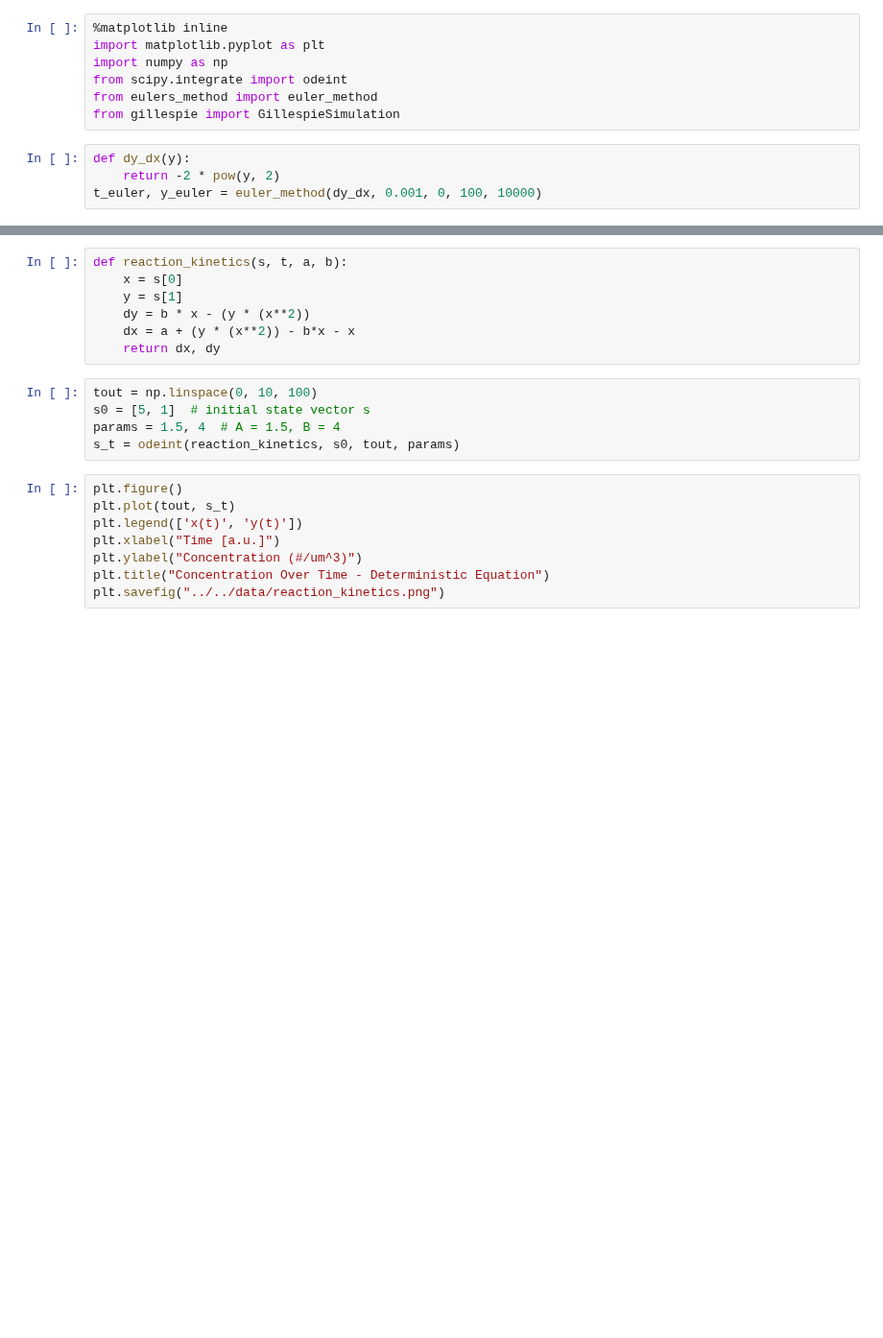
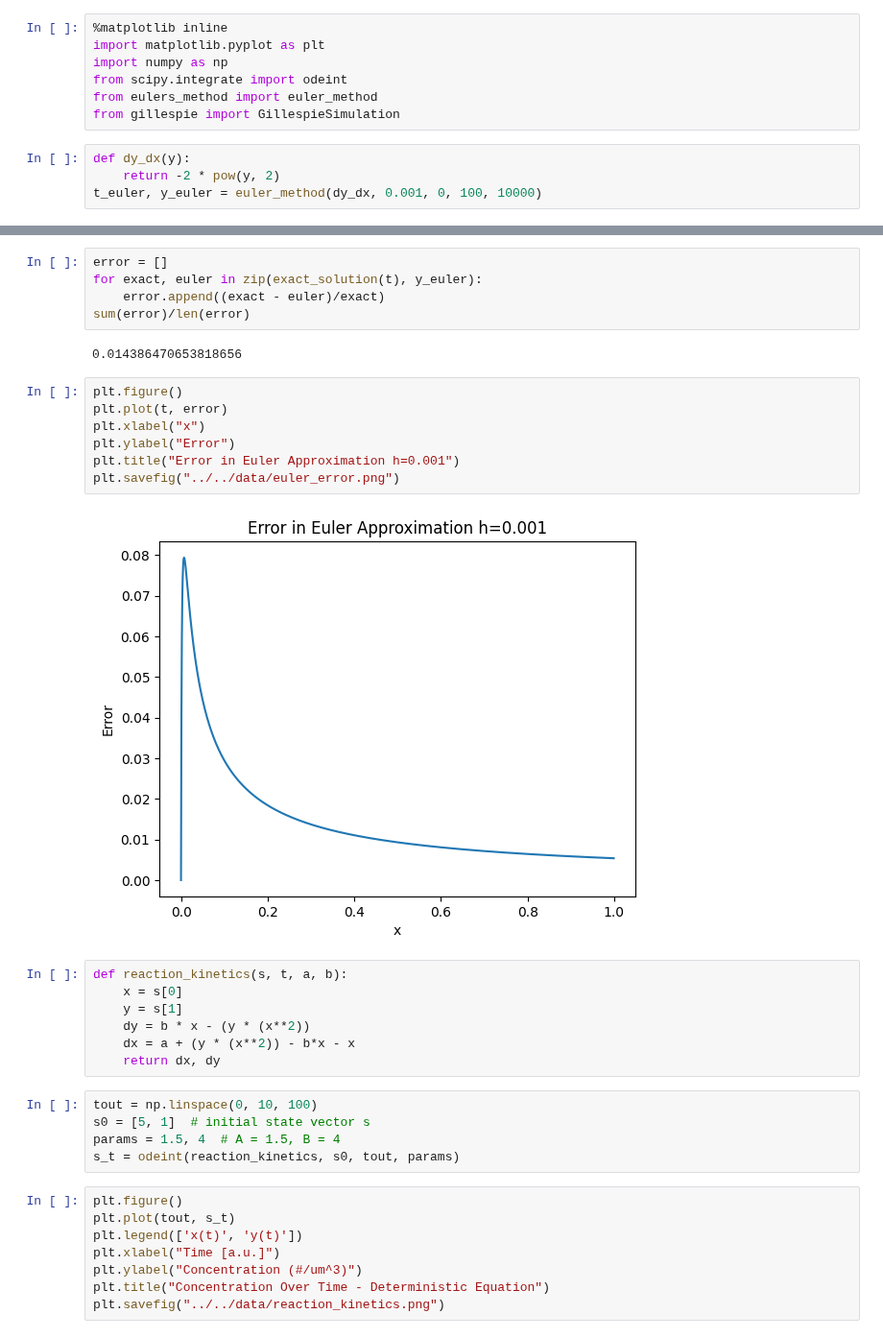
Before and after one commit to JooshK/ModelingTheLivingCell, a Jupyter notebook: scripts/PS3/main.ipynb, the cells around one changed output, grey strips where cells are left out. Shown at 96% size. Drawn from its saved outputs; the diff is of its cells as text; blank space fills up the shorter version.

```diff
--- a/scripts/PS3/main.ipynb
+++ b/scripts/PS3/main.ipynb
@@ -26,3 +28,19 @@ plt.show()
+# %%
+error = []
+for exact, euler in zip(exact_solution(t), y_euler):
+    error.append((exact - euler)/exact)
+sum(error)/len(error)
+# %% [output]
+0.014386470653818656
+# %%
+plt.figure()
+plt.plot(t, error)
+plt.xlabel("x")
+plt.ylabel("Error")
+plt.title("Error in Euler Approximation h=0.001")
+plt.savefig("../../data/euler_error.png")
+# %% [output]
+[figure, added]
 # %%
 def reaction_kinetics(s, t, a, b):
     x = s[0]
```
Also changed, not shown: parts of 13 cells of this notebook, 5 other files.
